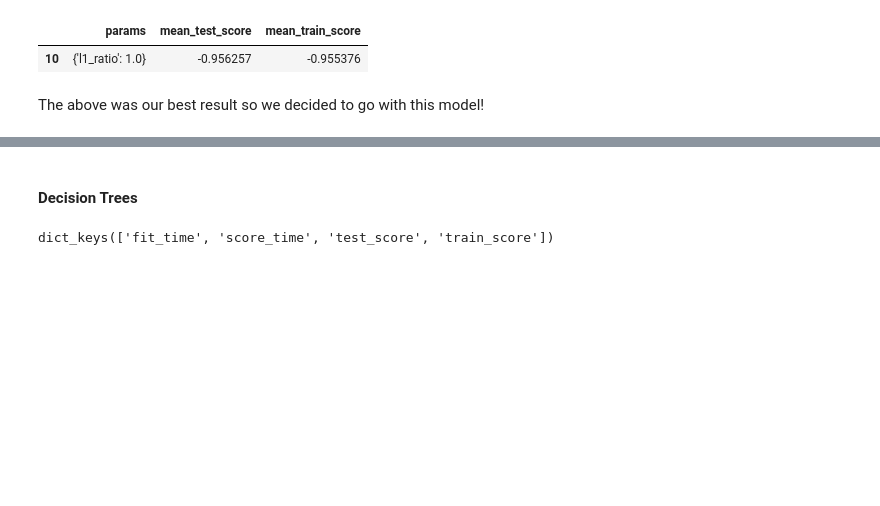
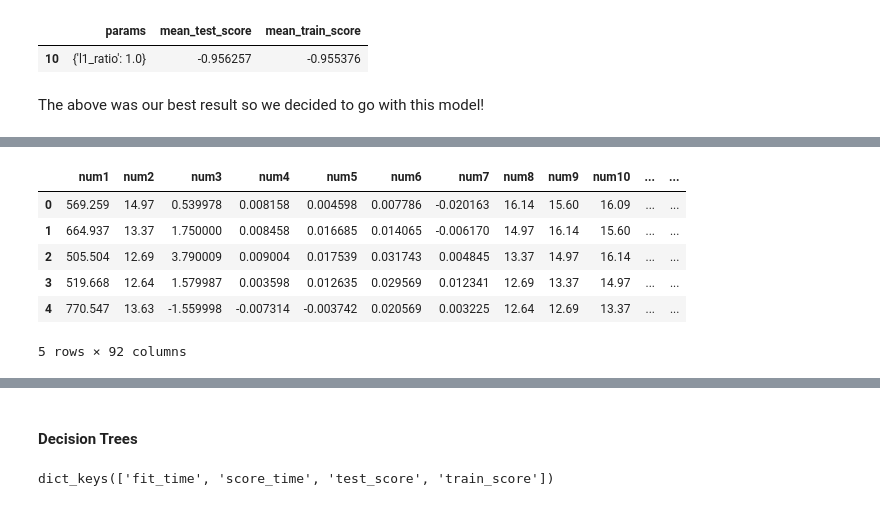
Before and after one commit to john-coletta/fall3orange3, a Jupyter notebook: machine-learning.ipynb, the cells around one changed output, grey strips where cells are left out. Cells and saved outputs as stored; diff of their text form; code cells hidden in the pictures; blank space fills up the shorter version.

```diff
--- a/machine-learning.ipynb
+++ b/machine-learning.ipynb
@@ -208,0 +231,16 @@ The above was our best result so we decided to go with this model!
+# %%
+dummies1_test = pd.get_dummies(test_data_var['cat1'], prefix='cat1')
+dummies2_test = pd.get_dummies(test_data_var['cat2'], prefix='cat2')
+# %%
+test_final = test_data_var.join(dummies1_test).join(dummies2_test)
+test_final.drop(['cat1','cat2'], axis=1, inplace=True)
+# %%
+test_final.head()
+# %% [output]
+|  | num1 | num2 | num3 | num4 | num5 | num6 | num7 | num8 | num9 | num10 | ... | ... |
+| 0 | 569.259 | 14.97 | 0.539978 | 0.008158 | 0.004598 | 0.007786 | -0.020163 | 16.14 | 15.60 | 16.09 | ... | ... |
+| 1 | 664.937 | 13.37 | 1.750000 | 0.008458 | 0.016685 | 0.014065 | -0.006170 | 14.97 | 16.14 | 15.60 | ... | ... |
+| 2 | 505.504 | 12.69 | 3.790009 | 0.009004 | 0.017539 | 0.031743 | 0.004845 | 13.37 | 14.97 | 16.14 | ... | ... |
+| 3 | 519.668 | 12.64 | 1.579987 | 0.003598 | 0.012635 | 0.029569 | 0.012341 | 12.69 | 13.37 | 14.97 | ... | ... |
+| 4 | 770.547 | 13.63 | -1.559998 | -0.007314 | -0.003742 | 0.020569 | 0.003225 | 12.64 | 12.69 | 13.37 | ... | ... |
+5 rows × 92 columns
```
Also changed, not shown: parts of 18 cells of this notebook.
